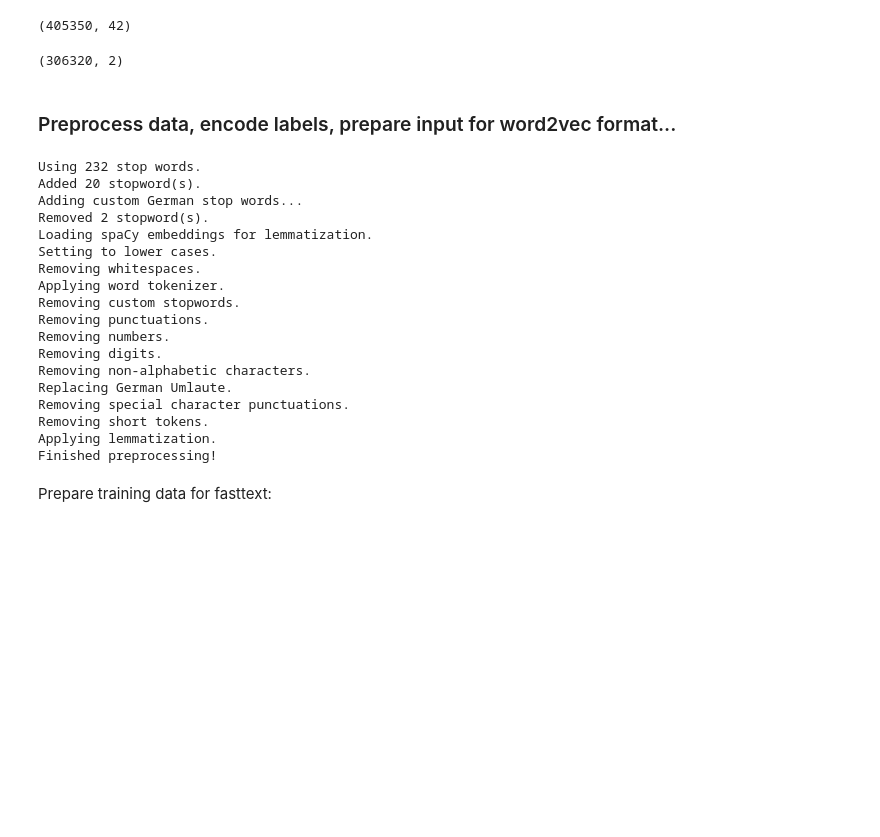
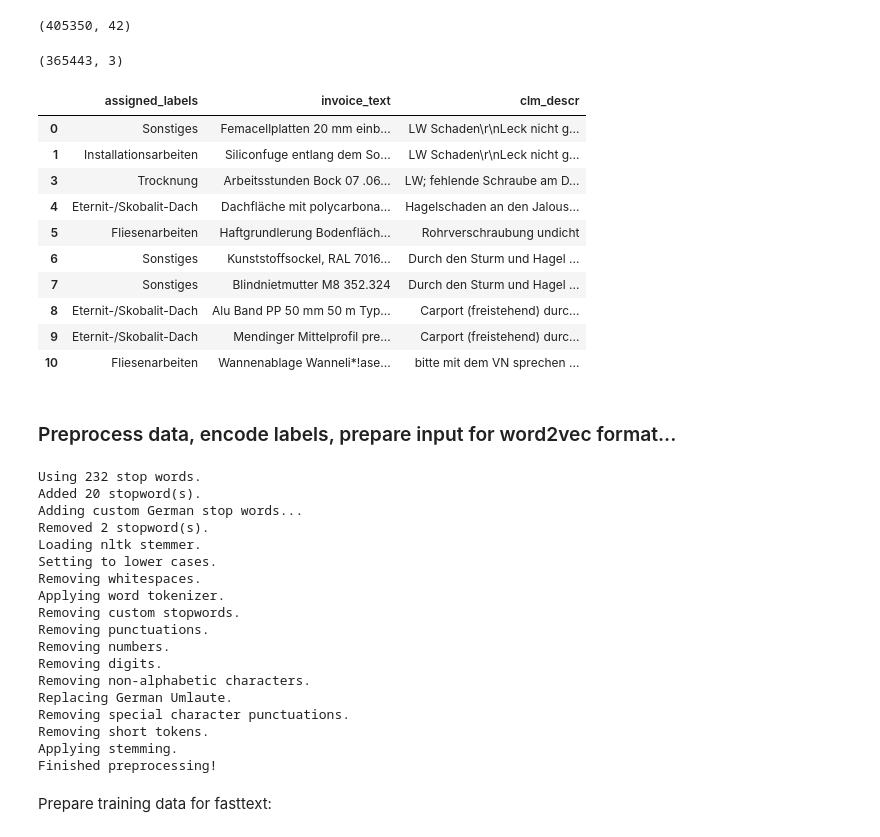
Before and after one commit to AVoss84/invoice_topics, a Jupyter notebook: src/notebooks/topic_modeling_fasttext.ipynb, the cells around one changed output. Saved outputs shown, nothing was run; the diff lists cells and outputs as text; code cells hidden in the pictures; blank space fills up the shorter version.

```diff
--- a/src/notebooks/topic_modeling_fasttext.ipynb
+++ b/src/notebooks/topic_modeling_fasttext.ipynb
@@ -45,17 +46,28 @@ print(df.shape)
 # %%
 # Columns to use:
 #-----------------
 #col_sel = ['id_sch','invoice_item_id', 'dl_gewerk','firma', 'yylobbez', 'erartbez', 'hsp_eigen', 'hsp_prodbez', 'sartbez', 'sursbez', 'schilderung', 'de1_eks_postext']
 #col_sel = ['dl_gewerk','de1_eks_postext']
-col_sel = ['assigned_labels', 'invoice_text']
+col_sel = ['assigned_labels', 'invoice_text', 'clm_descr']
 #col_sel = ['de1_eks_postext']
 
 corpus = df[col_sel].drop_duplicates(subset=col_sel, keep=False) #.head(1*10**3)
 
 print(corpus.shape)
-#corpus.head(10)
+corpus.head(10)
 # %% [output]
-(306320, 2)
+(365443, 3)
+|  | assigned_labels | invoice_text | clm_descr |
+| 0 | Sonstiges | Femacellplatten 20 mm einb... | LW Schaden\r\nLeck nicht g... |
+| 1 | Installationsarbeiten | Siliconfuge entlang dem So... | LW Schaden\r\nLeck nicht g... |
+| 3 | Trocknung | Arbeitsstunden Bock 07 .06... | LW; fehlende Schraube am D... |
+| 4 | Eternit-/Skobalit-Dach | Dachfläche mit polycarbona... | Hagelschaden an den Jalous... |
+| 5 | Fliesenarbeiten | Haftgrundlerung Bodenfläch... | Rohrverschraubung undicht |
+| 6 | Sonstiges | Kunststoffsockel, RAL 7016... | Durch den Sturm und Hagel ... |
+| 7 | Sonstiges | Blindnietmutter M8 352.324 | Durch den Sturm und Hagel ... |
+| 8 | Eternit-/Skobalit-Dach | Alu Band PP 50 mm 50 m Typ... | Carport (freistehend) durc... |
+| 9 | Eternit-/Skobalit-Dach | Mendinger Mittelprofil pre... | Carport (freistehend) durc... |
+| 10 | Fliesenarbeiten | Wannenablage Wanneli*!ase... | bitte mit dem VN sprechen ... |
 # %% [markdown]
 ### Preprocess data, encode labels, prepare input for word2vec format...
 # %%
@@ -64,10 +76,11 @@ target = LabelEncoder().fit_transform(corpus['assigned_labels'].tolist())   # la
 
 # Build corpus
 X = corpus['invoice_text']
+#X = corpus['clm_descr']
 #corpus['target'] = target
 
 # Preprocess corpus:
-cleaner = preproc.clean_text(language='german', without_stopwords=['nicht', 'keine'], lemma = True, stem = False)
+cleaner = preproc.clean_text(language='german', without_stopwords=['nicht', 'keine'], lemma = False, stem = True)
 
 X_cl = cleaner.fit_transform(X)
 
@@ -82,7 +95,7 @@ Using 232 stop words.
 Added 20 stopword(s).
 Adding custom German stop words...
 Removed 2 stopword(s).
-Loading spaCy embeddings for lemmatization.
+Loading nltk stemmer.
 Setting to lower cases.
 Removing whitespaces.
 Applying word tokenizer.
@@ -94,7 +107,7 @@ Removing non-alphabetic characters.
 Replacing German Umlaute.
 Removing special character punctuations.
 Removing short tokens.
-Applying lemmatization.
+Applying stemming.
 Finished preprocessing!
 # %% [markdown]
 Prepare training data for fasttext:
```
Also changed, not shown: parts of 38 cells of this notebook, 4 other files.
